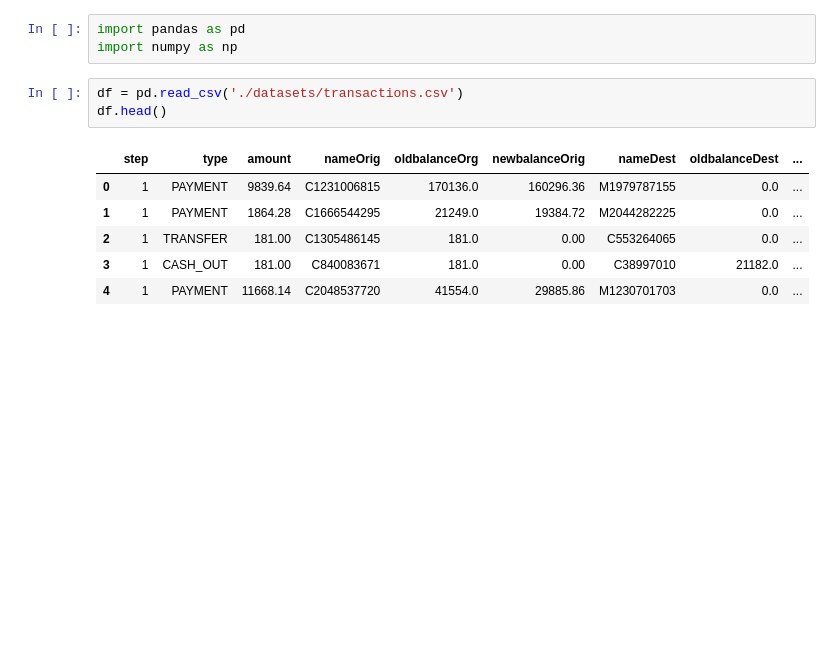
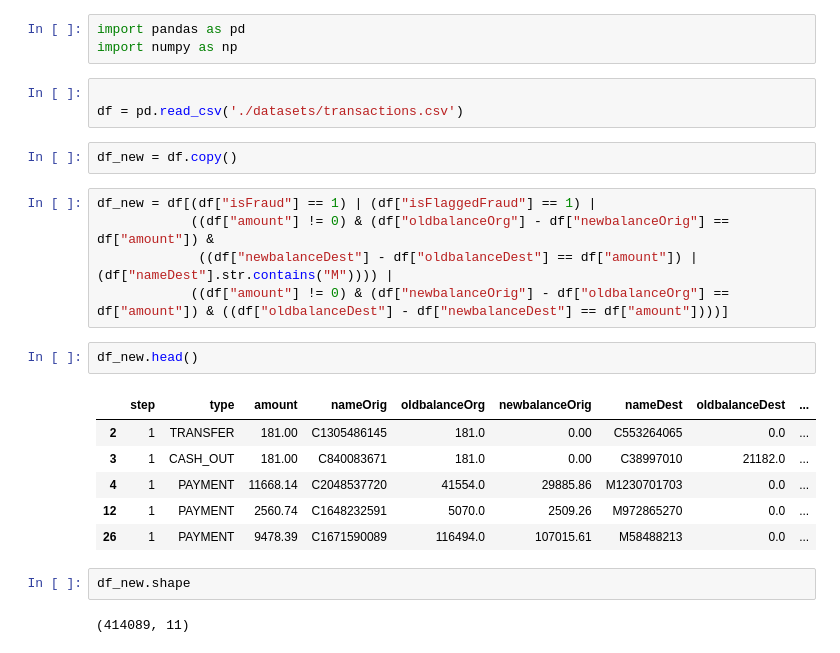
Before and after one commit to 3omdawy11/Bank_Transaction_Anamoly_Detector, a Jupyter notebook: eda.ipynb, the cells around one changed output. Drawn from its saved outputs; the diff is of its cells as text; blank space fills up the shorter version.

```diff
--- a/eda.ipynb
+++ b/eda.ipynb
@@ -2,12 +2,25 @@
 import pandas as pd
 import numpy as np
 # %%
+
 df = pd.read_csv('./datasets/transactions.csv')
-df.head()
-# %% [output]
-|  | step | type | amount | nameOrig | oldbalanceOrg | newbalanceOrig | nameDest | oldbalanceDest | ... |
-| 0 | 1 | PAYMENT | 9839.64 | C1231006815 | 170136.0 | 160296.36 | M1979787155 | 0.0 | ... |
-| 1 | 1 | PAYMENT | 1864.28 | C1666544295 | 21249.0 | 19384.72 | M2044282225 | 0.0 | ... |
-| 2 | 1 | TRANSFER | 181.00 | C1305486145 | 181.0 | 0.00 | C553264065 | 0.0 | ... |
-| 3 | 1 | CASH_OUT | 181.00 | C840083671 | 181.0 | 0.00 | C38997010 | 21182.0 | ... |
-| 4 | 1 | PAYMENT | 11668.14 | C2048537720 | 41554.0 | 29885.86 | M1230701703 | 0.0 | ... |
+# %%
+df_new = df.copy()
+# %%
+df_new = df[(df["isFraud"] == 1) | (df["isFlaggedFraud"] == 1) |
+            ((df["amount"] != 0) & (df["oldbalanceOrg"] - df["newbalanceOrig"] == df["amount"]) &
+             ((df["newbalanceDest"] - df["oldbalanceDest"] == df["amount"]) | (df["nameDest"].str.contains("M")))) |
+            ((df["amount"] != 0) & (df["newbalanceOrig"] - df["oldbalanceOrg"] == df["amount"]) & ((df["oldbalanceDest"] - df["newbalanceDest"] == df["amount"])))]
+# %%
+df_new.head()
+# %% [output]
+|  | step | type | amount | nameOrig | oldbalanceOrg | newbalanceOrig | nameDest | oldbalanceDest | ... |
+| 2 | 1 | TRANSFER | 181.00 | C1305486145 | 181.0 | 0.00 | C553264065 | 0.0 | ... |
+| 3 | 1 | CASH_OUT | 181.00 | C840083671 | 181.0 | 0.00 | C38997010 | 21182.0 | ... |
+| 4 | 1 | PAYMENT | 11668.14 | C2048537720 | 41554.0 | 29885.86 | M1230701703 | 0.0 | ... |
+| 12 | 1 | PAYMENT | 2560.74 | C1648232591 | 5070.0 | 2509.26 | M972865270 | 0.0 | ... |
+| 26 | 1 | PAYMENT | 9478.39 | C1671590089 | 116494.0 | 107015.61 | M58488213 | 0.0 | ... |
+# %%
+df_new.shape
+# %% [output]
+(414089, 11)
```
Also changed, not shown: parts of 34 cells of this notebook, 6 other files.
